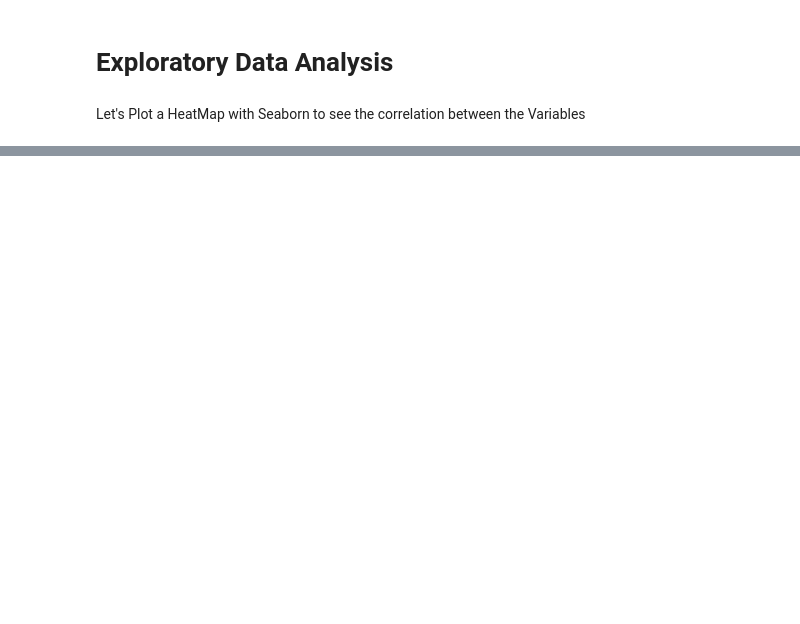
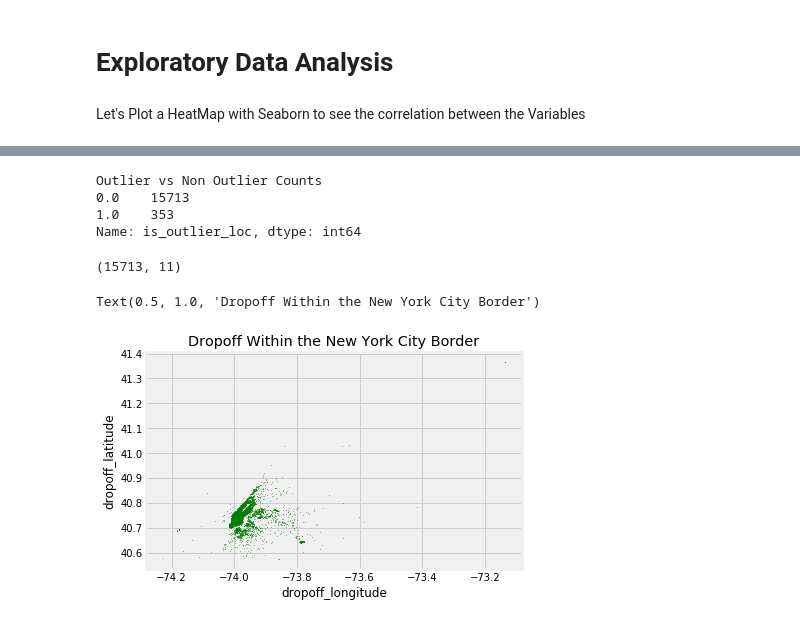
Before and after one commit to 369hiper/Cab-Fare-Prediction, a Jupyter notebook: Cab Price Prediction.ipynb, the cells around one changed output, grey strips where cells are left out. Drawn from its saved outputs; the diff is of its cells as text; code cells hidden in the pictures; blank space fills up the shorter version.

```diff
--- a/Cab Price Prediction.ipynb
+++ b/Cab Price Prediction.ipynb
@@ -262,0 +282,37 @@ df.describe()
+# %%
+df.loc[~((df.pickup_longitude >= boundary['min_lng'] ) & (df.pickup_longitude <= boundary['max_lng']) &
+            (df.pickup_latitude >= boundary['min_lat']) & (df.pickup_latitude <= boundary['max_lat']) &
+            (df.dropoff_longitude >= boundary['min_lng']) & (df.dropoff_longitude <= boundary['max_lng']) &
+            (df.dropoff_latitude >=boundary['min_lat']) & (df.dropoff_latitude <= boundary['max_lat'])),'is_outlier_loc']=1
+df.loc[((df.pickup_longitude >= boundary['min_lng'] ) & (df.pickup_longitude <= boundary['max_lng']) &
+            (df.pickup_latitude >= boundary['min_lat']) & (df.pickup_latitude <= boundary['max_lat']) &
+            (df.dropoff_longitude >= boundary['min_lng']) & (df.dropoff_longitude <= boundary['max_lng']) &
+            (df.dropoff_latitude >=boundary['min_lat']) & (df.dropoff_latitude <= boundary['max_lat'])),'is_outlier_loc']=0
+
+print("Outlier vs Non Outlier Counts")
+print(df['is_outlier_loc'].value_counts())
+
+# So now let's Drop some rows, where location is an outlier
+df = df.loc[df['is_outlier_loc']==0]
+df.drop(['is_outlier_loc'], axis=1, inplace=True)
+# %% [output]
+Outlier vs Non Outlier Counts
+0.0    15713
+1.0    353
+Name: is_outlier_loc, dtype: int64
+# %%
+# Plot Heatmap of Pickups and Dropoffs within NYC
+df.shape
+# %% [output]
+(15713, 11)
+# %%
+# Plot Heatmap of Pickups and Dropoffs within NYC we set the Borders as-
+city_long_border = (-74.03, -73.75)
+city_lat_border = (40.63, 40.85)
+
+df.plot(kind = 'scatter', x='dropoff_longitude', y='dropoff_latitude',
+       color='green', s=0.2, alpha=.6)
+plt.title("Dropoff Within the New York City Border")
+# %% [output]
+Text(0.5, 1.0, 'Dropoff Within the New York City Border')
+[figure, added]
```
Also changed, not shown: parts of 62 cells of this notebook.
